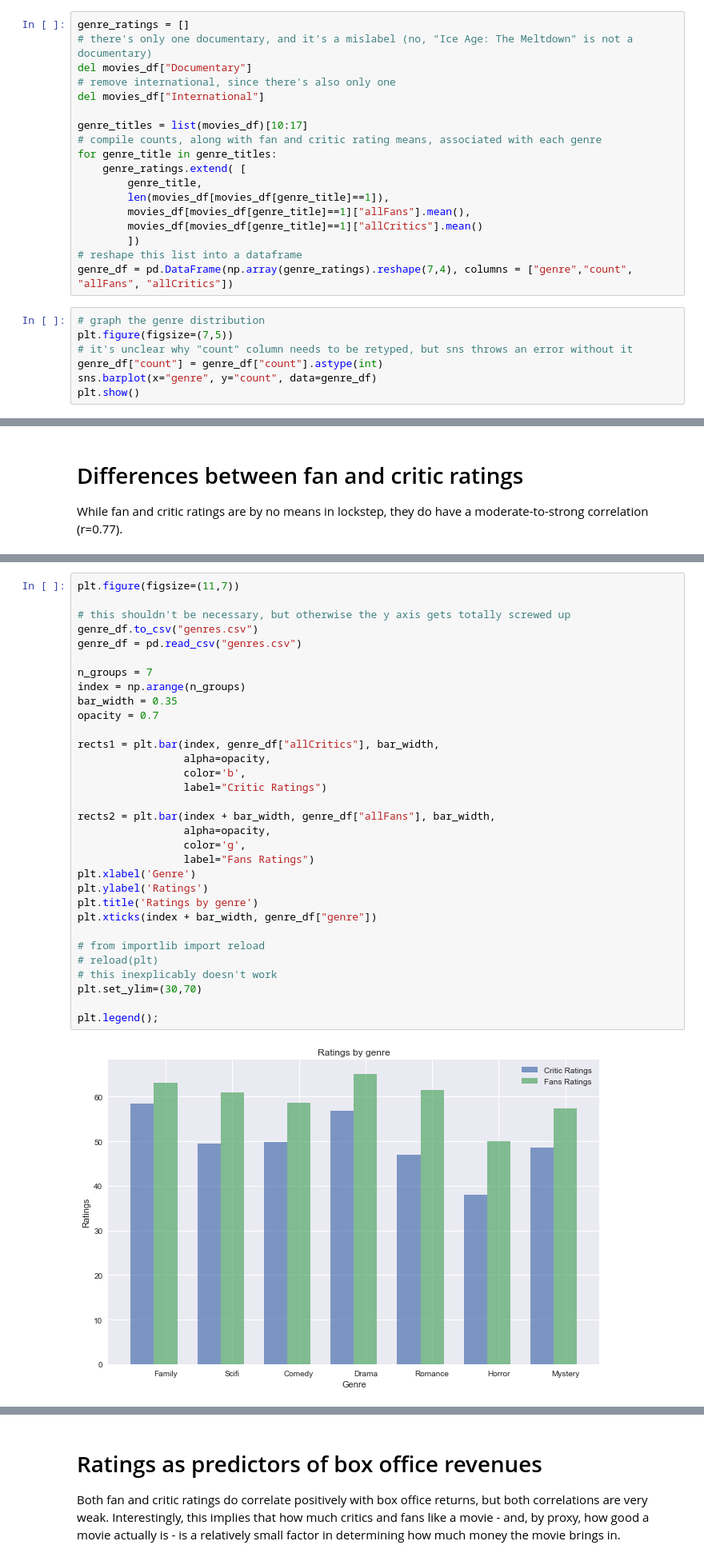
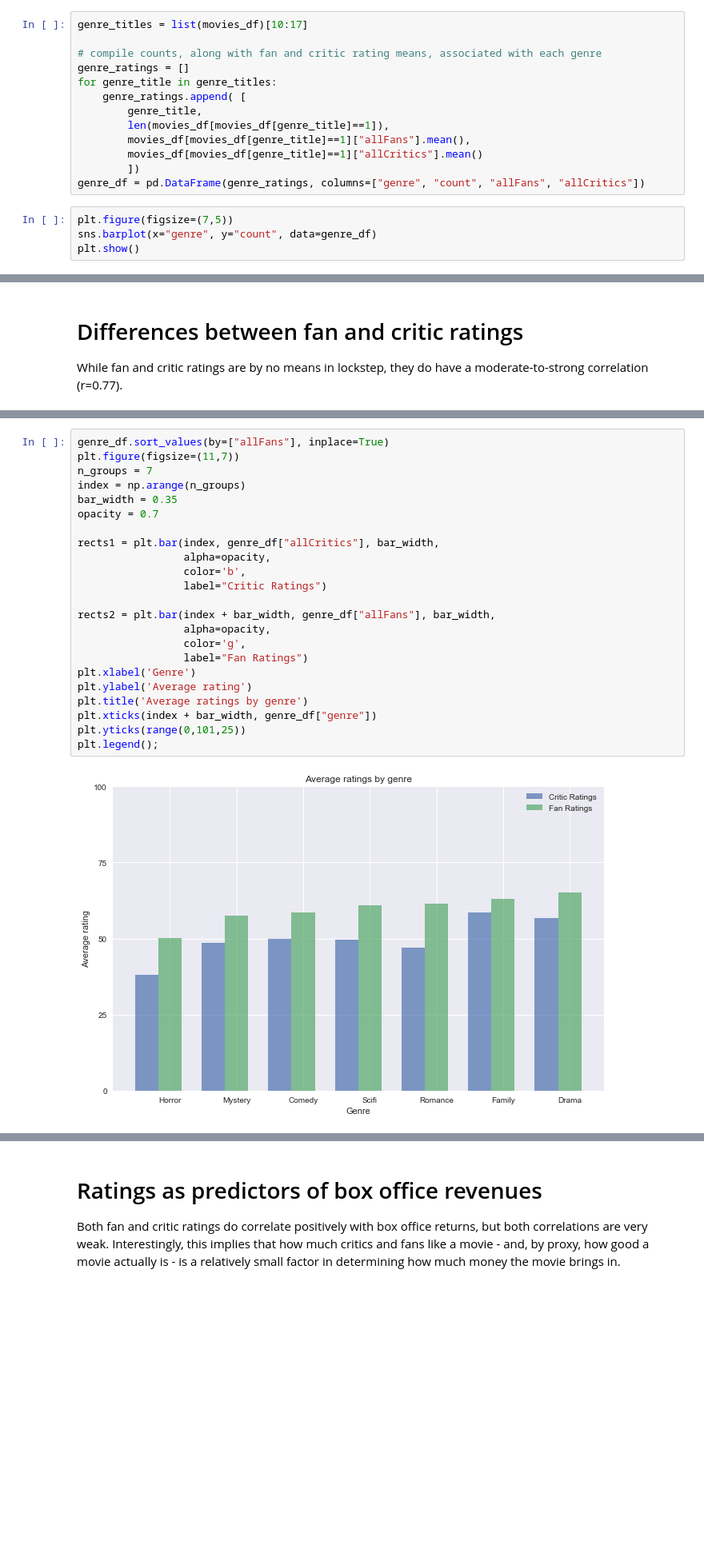
Before and after one commit to gqfiddler/movieRatings, a Jupyter notebook: Critical vs Popular Movie Ratings.ipynb, the cells around one changed output, grey strips where cells are left out. Shown at 80% size. Cells and saved outputs as stored; diff of their text form; blank space fills up the shorter version.

```diff
--- a/Critical vs Popular Movie Ratings.ipynb
+++ b/Critical vs Popular Movie Ratings.ipynb
@@ -58,26 +74,18 @@ movies_df["aggregate_rating"] = (movies_df["allFans"] + movies_df["allCritics"])
 # %%
+genre_titles = list(movies_df)[10:17]
+
+# compile counts, along with fan and critic rating means, associated with each genre
 genre_ratings = []
-# there's only one documentary, and it's a mislabel (no, "Ice Age: The Meltdown" is not a documentary)
-del movies_df["Documentary"]
-# remove international, since there's also only one
-del movies_df["International"]
-
-genre_titles = list(movies_df)[10:17]
-# compile counts, along with fan and critic rating means, associated with each genre
 for genre_title in genre_titles:
-    genre_ratings.extend( [
+    genre_ratings.append( [
         genre_title,
         len(movies_df[movies_df[genre_title]==1]),
         movies_df[movies_df[genre_title]==1]["allFans"].mean(),
         movies_df[movies_df[genre_title]==1]["allCritics"].mean()
         ])
-# reshape this list into a dataframe
-genre_df = pd.DataFrame(np.array(genre_ratings).reshape(7,4), columns = ["genre","count", "allFans", "allCritics"])
+genre_df = pd.DataFrame(genre_ratings, columns=["genre", "count", "allFans", "allCritics"])
 # %%
-# graph the genre distribution
 plt.figure(figsize=(7,5))
-# it's unclear why "count" column needs to be retyped, but sns throws an error without it
-genre_df["count"] = genre_df["count"].astype(int)
 sns.barplot(x="genre", y="count", data=genre_df)
 plt.show()
 # %% [output]
@@ -183,35 +180,26 @@ genre_df
 # %%
+genre_df.sort_values(by=["allFans"], inplace=True)
 plt.figure(figsize=(11,7))
-
-# this shouldn't be necessary, but otherwise the y axis gets totally screwed up
-genre_df.to_csv("genres.csv")
-genre_df = pd.read_csv("genres.csv")
-
 n_groups = 7
 index = np.arange(n_groups)
 bar_width = 0.35
 opacity = 0.7
 
 rects1 = plt.bar(index, genre_df["allCritics"], bar_width,
                  alpha=opacity,
                  color='b',
                  label="Critic Ratings")
 
 rects2 = plt.bar(index + bar_width, genre_df["allFans"], bar_width,
                  alpha=opacity,
                  color='g',
-                 label="Fans Ratings")
+                 label="Fan Ratings")
 plt.xlabel('Genre')
-plt.ylabel('Ratings')
-plt.title('Ratings by genre')
+plt.ylabel('Average rating')
+plt.title('Average ratings by genre')
 plt.xticks(index + bar_width, genre_df["genre"])
-
-# from importlib import reload
-# reload(plt)
-# this inexplicably doesn't work
-plt.set_ylim=(30,70)
-
+plt.yticks(range(0,101,25))
 plt.legend();
 # %% [output]
-[figure, old version]
+[figure, new version]
 # %% [markdown]
```
Also changed, not shown: parts of 17 cells of this notebook, 2 other files.
